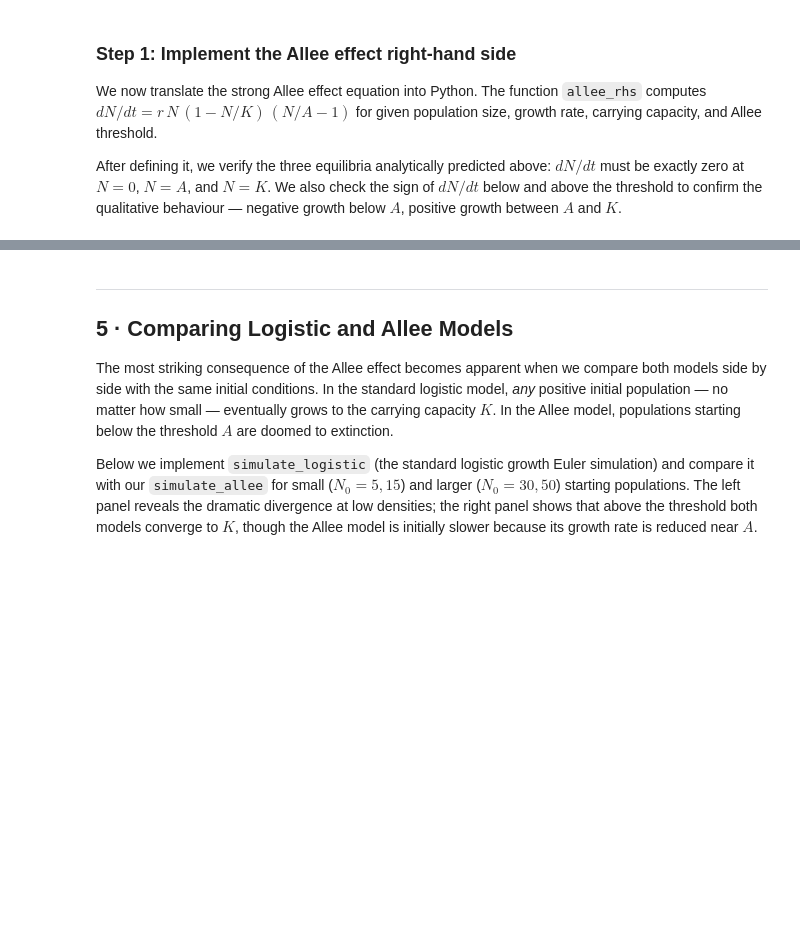
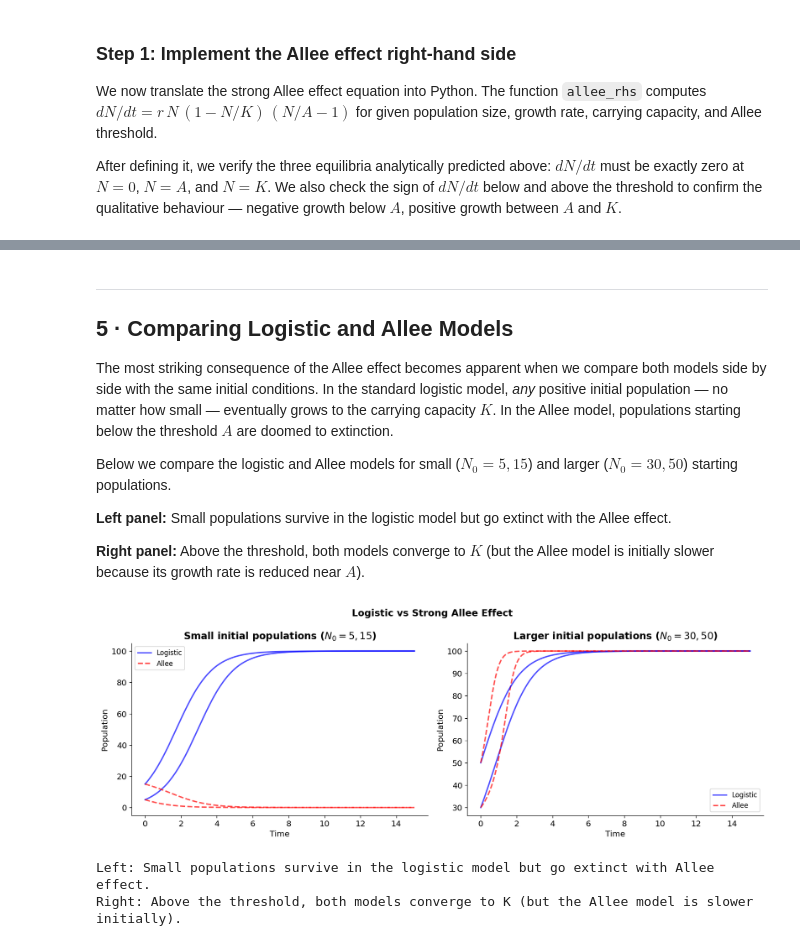
Before and after one commit to vaclav-petrak/modeling, a Jupyter notebook: projects/allee_effect/allee_effect.ipynb, the cells around one changed output, grey strips where cells are left out. Cells and saved outputs as stored; diff of their text form; code cells hidden in the pictures; blank space fills up the shorter version.

```diff
--- a/projects/allee_effect/allee_effect.ipynb
+++ b/projects/allee_effect/allee_effect.ipynb
@@ -314,0 +285,17 @@ print('Simulation tests passed: above A → K, below A → 0.')
+# %%
+def simulate_allee(N0, r, K, A, T):
+    """Simulate the strong Allee effect model using solve_ivp.
+
+    Returns
+    -------
+    t : array of time points
+    N : array of population values
+    """
+    def ode(t, N):
+        return [allee_rhs(N[0], r, K, A)]
+
+    sol = solve_ivp(ode, [0, T], [N0], dense_output=True, max_step=0.1)
+    t = np.linspace(0, T, 500)
+    N = sol.sol(t)[0]
+    N = np.maximum(N, 0)  # prevent negative population
+    return t, N
@@ -346,45 +336,51 @@ print('The Allee threshold A is an UNSTABLE equilibrium — a tipping point.')
 
 The most striking consequence of the Allee effect becomes apparent when we compare both models side by side with the same initial conditions. In the standard logistic model, *any* positive initial population — no matter how small — eventually grows to the carrying capacity $K$. In the Allee model, populations starting below the threshold $A$ are doomed to extinction.
 
-Below we implement `simulate_logistic` (the standard logistic growth Euler simulation) and compare it with our `simulate_allee` for small ($N_0 = 5, 15$) and larger ($N_0 = 30, 50$) starting populations. The left panel reveals the dramatic divergence at low densities; the right panel shows that above the threshold both models converge to $K$, though the Allee model is initially slower because its growth rate is reduced near $A$.
+Below we compare the logistic and Allee models for small ($N_0 = 5, 15$) and larger ($N_0 = 30, 50$) starting populations.
+
+**Left panel:** Small populations survive in the logistic model but go extinct with the Allee effect.
+
+**Right panel:** Above the threshold, both models converge to $K$ (but the Allee model is initially slower because its growth rate is reduced near $A$).
 # %%
-def simulate_logistic(N0, r, K, T, dt=0.01):
-    """Simulate the standard logistic growth model."""
-    steps = int(T / dt) + 1
-    t = np.linspace(0, T, steps)
-    N = np.zeros(steps)
-    N[0] = N0
-    for k in range(1, steps):
-        N[k] = max(0, N[k-1] + dt * logistic_rhs(N[k-1], r, K))
+def simulate_logistic(N0, r, K, T):
+    """Simulate the standard logistic growth model using solve_ivp."""
+    def ode(t, N):
+        return [logistic_rhs(N[0], r, K)]
+
+    sol = solve_ivp(ode, [0, T], [N0], dense_output=True, max_step=0.1)
+    t = np.linspace(0, T, 500)
+    N = sol.sol(t)[0]
+    N = np.maximum(N, 0)
     return t, N
 
 fig, (ax1, ax2) = plt.subplots(1, 2, figsize=(14, 5))
 
 # Case: N0 = 5 (below Allee threshold)
 for N0 in [5, 15]:
     t_log, N_log = simulate_logistic(N0, r=1.0, K=100, T=15)
     t_all, N_all = simulate_allee(N0, r=1.0, K=100, A=20, T=15)
     ax1.plot(t_log, N_log, 'b-', lw=2, alpha=0.7)
     ax1.plot(t_all, N_all, 'r--', lw=2, alpha=0.7)
 ax1.set_title(f'Small initial populations ($N_0 = 5, 15$)', fontweight='bold')
 ax1.set_xlabel('Time')
 ax1.set_ylabel('Population')
 ax1.legend(['Logistic', 'Allee'], fontsize=10)
 
 # Case: N0 = 50 (above Allee threshold)
 for N0 in [30, 50]:
     t_log, N_log = simulate_logistic(N0, r=1.0, K=100, T=15)
     t_all, N_all = simulate_allee(N0, r=1.0, K=100, A=20, T=15)
     ax2.plot(t_log, N_log, 'b-', lw=2, alpha=0.7)
     ax2.plot(t_all, N_all, 'r--', lw=2, alpha=0.7)
 ax2.set_title(f'Larger initial populations ($N_0 = 30, 50$)', fontweight='bold')
 ax2.set_xlabel('Time')
 ax2.set_ylabel('Population')
 ax2.legend(['Logistic', 'Allee'], fontsize=10)
 
 plt.suptitle('Logistic vs Strong Allee Effect', fontweight='bold', fontsize=14)
 plt.tight_layout()
 plt.show()
-
-print('Left: Small populations survive in the logistic model but go extinct with Allee effect.')
-print('Right: Above the threshold, both models converge to K (but the Allee model is slower initially).')
+# %% [output]
+[figure, added]
+Left: Small populations survive in the logistic model but go extinct with Allee effect.
+Right: Above the threshold, both models converge to K (but the Allee model is slower initially).
```
Also changed, not shown: parts of 33 cells of this notebook, 52 other files.
